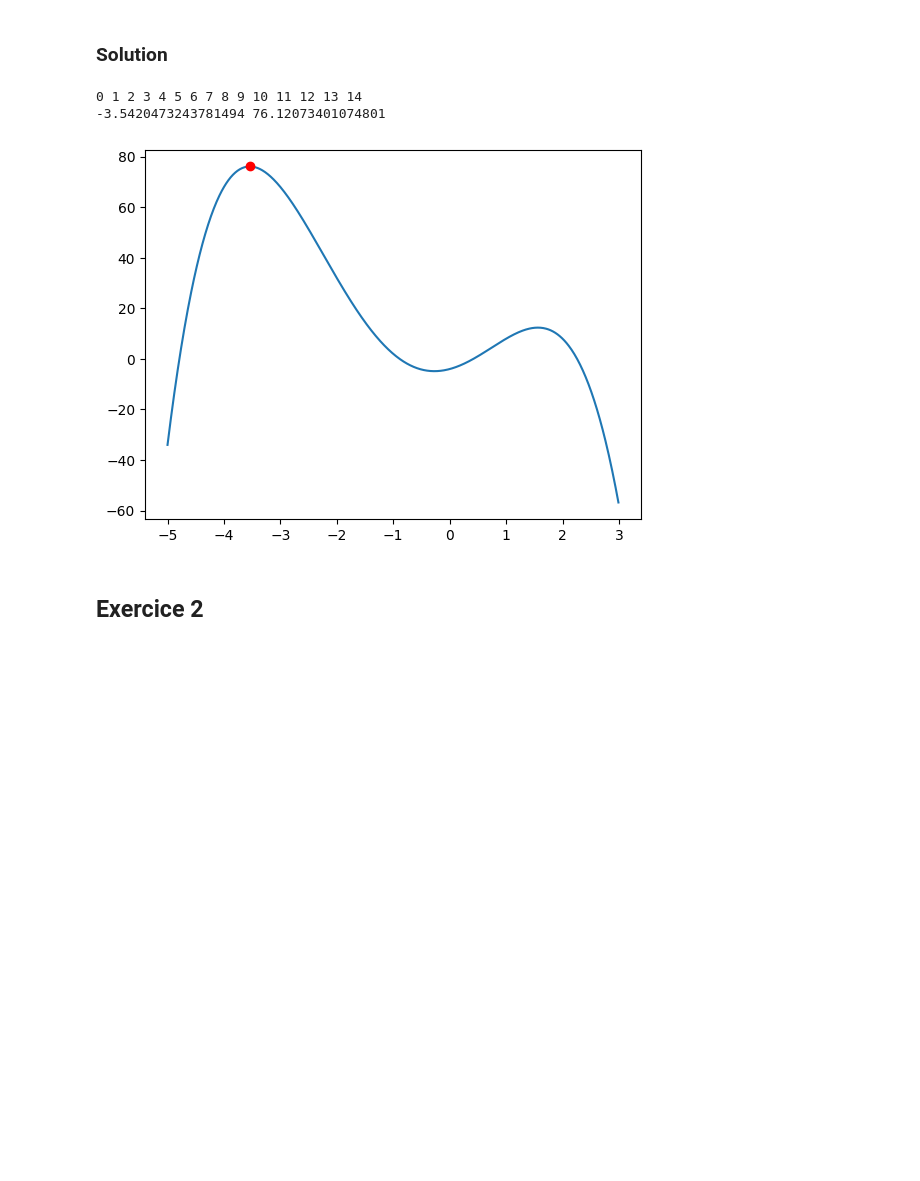
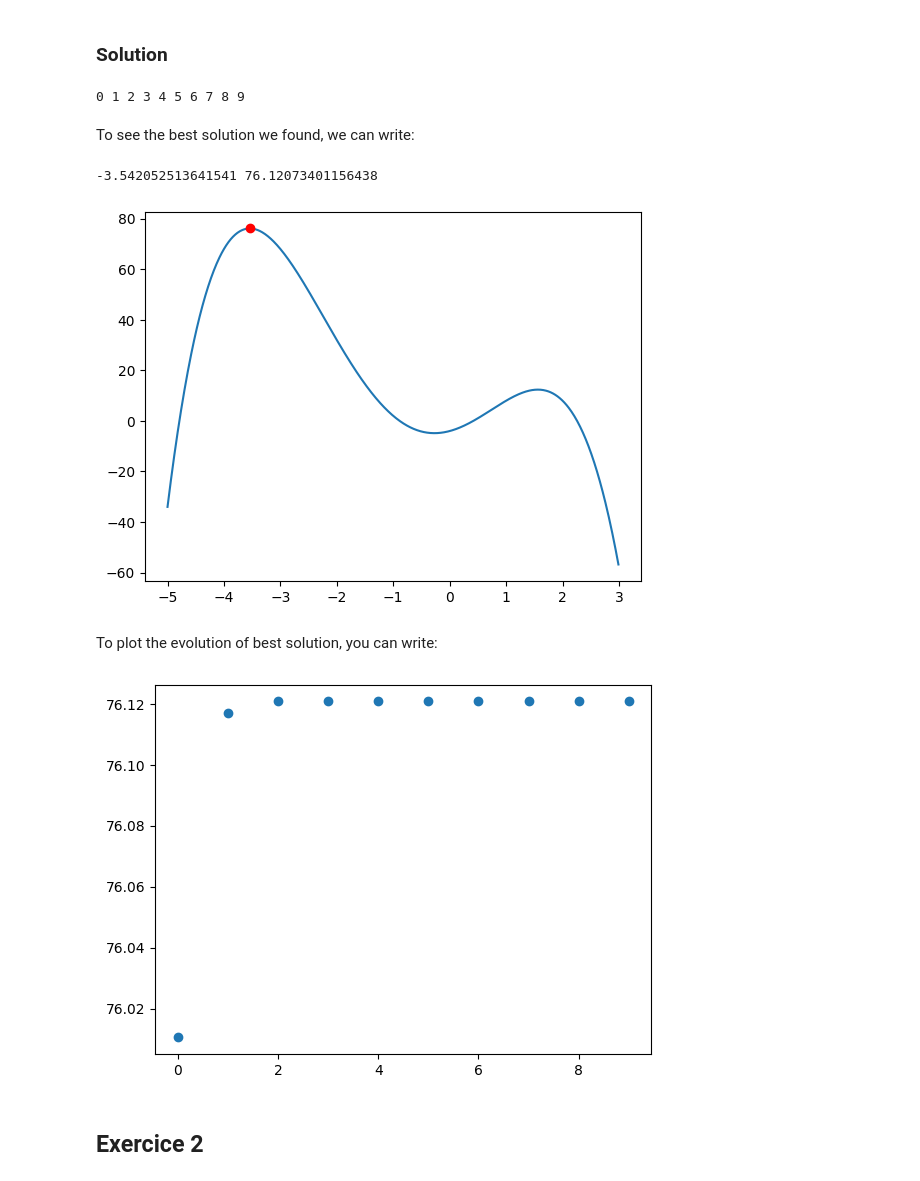
Before and after one commit to GeckSpy/IPdf2Latex, a Jupyter notebook: NoteBook/Machine Learning Theory/Genetic Algorithm/Genetic algorithm.ipynb, the cells around one changed output. Cells and saved outputs as stored; diff of their text form; code cells hidden in the pictures; blank space fills up the shorter version.

Commit message:
upgrade geneticAlgo class

```diff
--- a/NoteBook/Machine Learning Theory/Genetic Algorithm/Genetic algorithm.ipynb
+++ b/NoteBook/Machine Learning Theory/Genetic Algorithm/Genetic algorithm.ipynb
@@ -365,0 +368,4 @@ from GeneticAlgo import Solution, GeneticAlgo
+# %%
+class MyAlgo(GeneticAlgo):
+    def __init__(self, nb_gen=15, len_pop=100):
+        super().__init__(nb_gen, len_pop)
@@ -371,7 +381,7 @@ Use the provided class to find the maximum of previous function and plot it.
 ### Solution
 # %%
 class MyAlgo(GeneticAlgo):
-    def __init__(self, nb_gen=15, len_pop=100):
+    def __init__(self, nb_gen=10, len_pop=100):
         super().__init__(nb_gen, len_pop)
 
     def score(self, x):
@@ -383,23 +393,35 @@ class MyAlgo(GeneticAlgo):
 
     def cross_over(self, x, y):
         z = (x.sol+y.sol)/2
-        return [Solution(z, self.score(z))]
+        return Solution(z, self.score(z))
 
     def mutate(self, x):
         z = x.sol + (-1)**rd.randint(0,1) * rd.random()/2
-        return [Solution(z, self.score(z))]
+        return Solution(z, self.score(z))
+
+last_pop, best_gen = MyAlgo().algo()
+# %% [output]
+0 1 2 3 4 5 6 7 8 9
+# %% [markdown]
+To see the best solution we found, we can write:
 # %%
-best_sol = MyAlgo().algo()[0]
-print()
+best_sol = last_pop[0]
 print(best_sol.sol, best_sol.score)
-
 plot_f(False)
 plt.plot(best_sol.sol, best_sol.score, "o", color="red")
 plt.show()
 # %% [output]
-0 1 2 3 4 5 6 7 8 9 10 11 12 13 14
--3.5420473243781494 76.12073401074801
+-3.542052513641541 76.12073401156438
 [figure]
+# %% [markdown]
+To plot the evolution of best solution, you can write:
+# %%
+liste_x = [i for i in range(len(best_gen))]
+liste_y = [x.score for x in best_gen]
+plt.plot(liste_x, liste_y, "o")
+plt.show()
+# %% [output]
+[figure, added]
 # %% [markdown]
 ## Exercice 2
 # %% [markdown]
```
Also changed, not shown: parts of 13 cells of this notebook, 1 other file.
